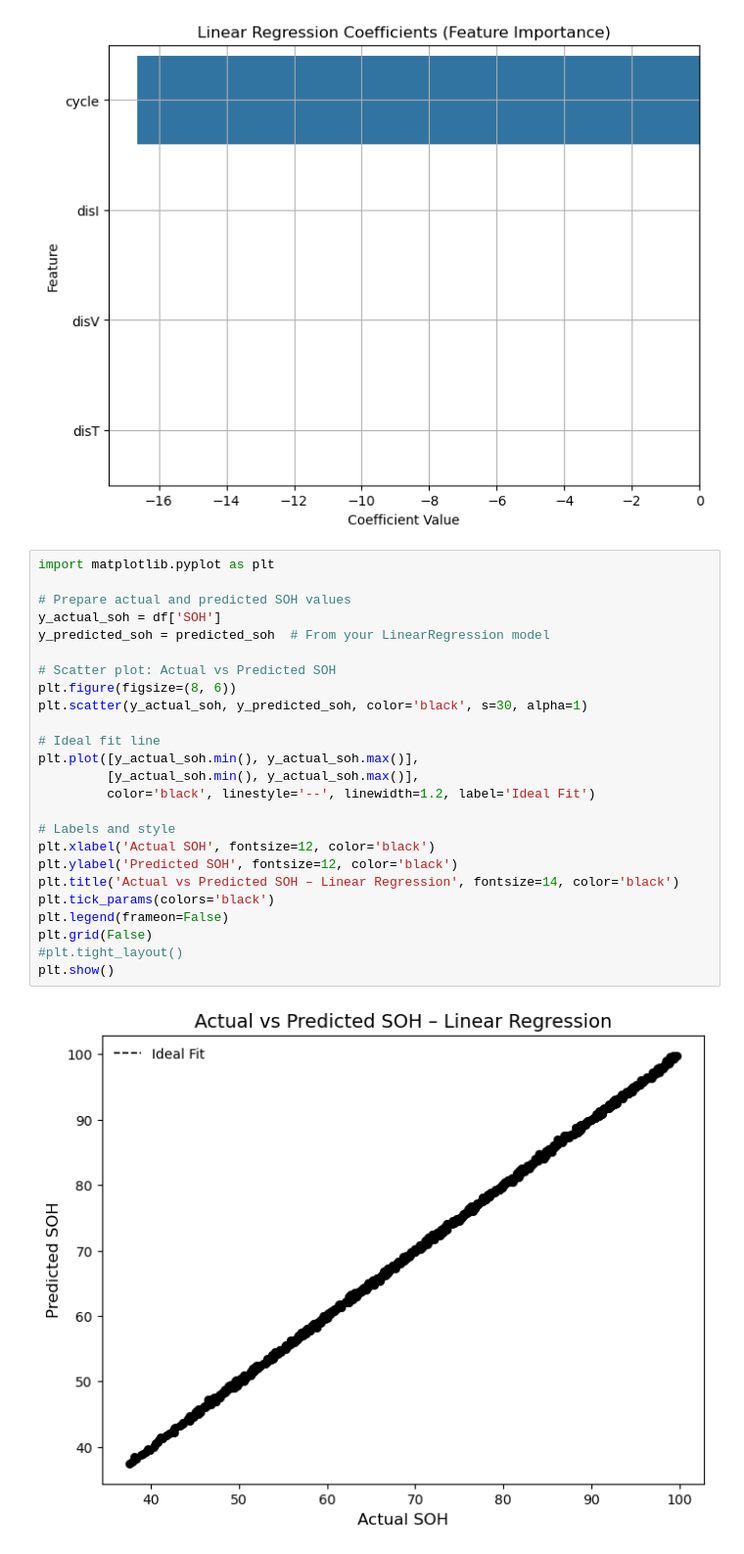
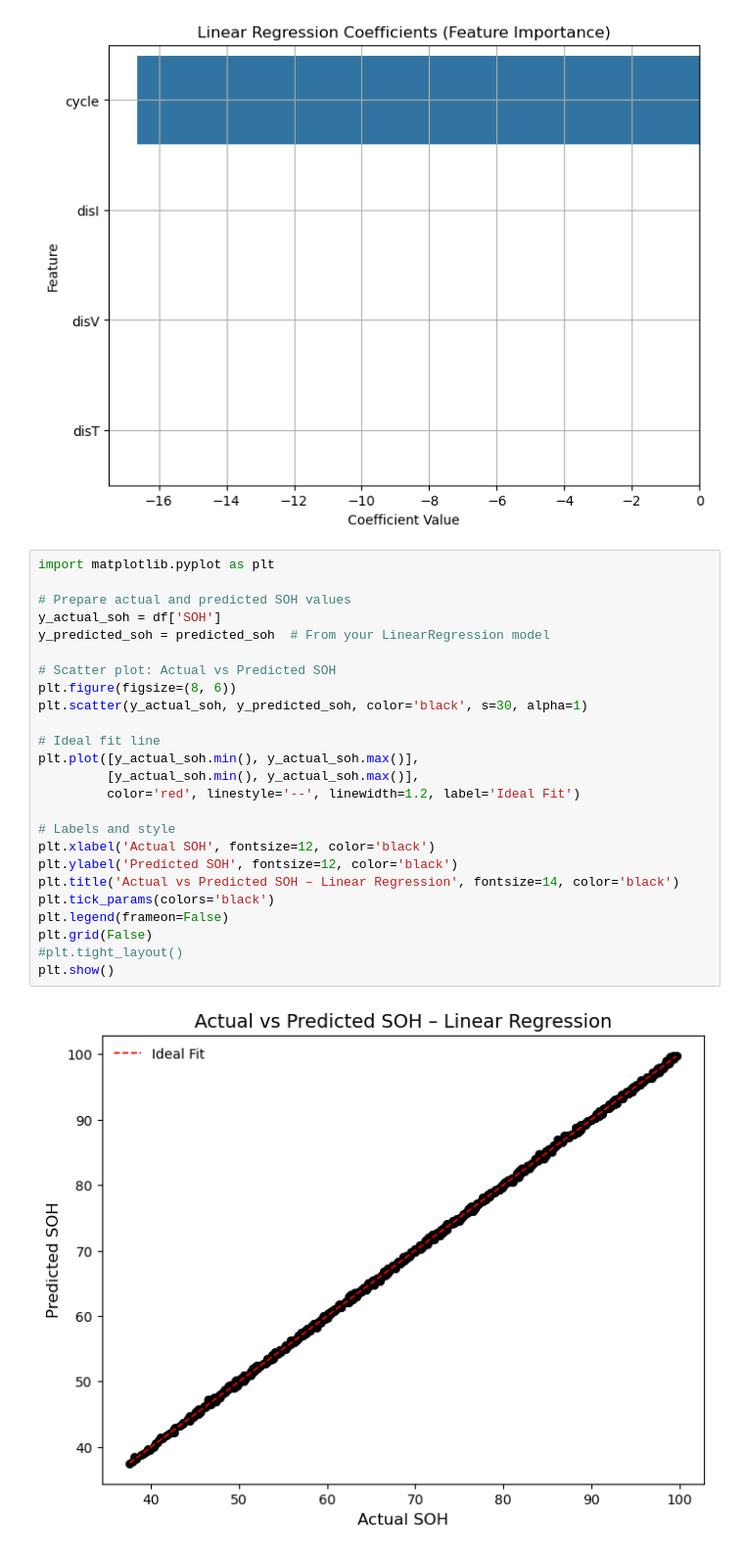
Before and after one commit to FahaDragusss/Foundations-Of-Machine-Learning, a Jupyter notebook: Battery RUL, SOH Predictor/BatteryDataset.ipynb, the cells around one changed output. Shown: that part at 98% size. Drawn from its saved outputs; the diff is of its cells as text.

```diff
--- a/Battery RUL, SOH Predictor/BatteryDataset.ipynb
+++ b/Battery RUL, SOH Predictor/BatteryDataset.ipynb
@@ -126,27 +126,27 @@ plt.show()
 # %%
 import matplotlib.pyplot as plt
 
 # Prepare actual and predicted SOH values
 y_actual_soh = df['SOH']
 y_predicted_soh = predicted_soh  # From your LinearRegression model
 
 # Scatter plot: Actual vs Predicted SOH
 plt.figure(figsize=(8, 6))
 plt.scatter(y_actual_soh, y_predicted_soh, color='black', s=30, alpha=1)
 
 # Ideal fit line
 plt.plot([y_actual_soh.min(), y_actual_soh.max()],
          [y_actual_soh.min(), y_actual_soh.max()],
-         color='black', linestyle='--', linewidth=1.2, label='Ideal Fit')
+         color='red', linestyle='--', linewidth=1.2, label='Ideal Fit')
 
 # Labels and style
 plt.xlabel('Actual SOH', fontsize=12, color='black')
 plt.ylabel('Predicted SOH', fontsize=12, color='black')
 plt.title('Actual vs Predicted SOH – Linear Regression', fontsize=14, color='black')
 plt.tick_params(colors='black')
 plt.legend(frameon=False)
 plt.grid(False)
 #plt.tight_layout()
 plt.show()
 # %% [output]
-[figure, old version]
+[figure, new version]
```
Also changed, not shown: 4 other files.
